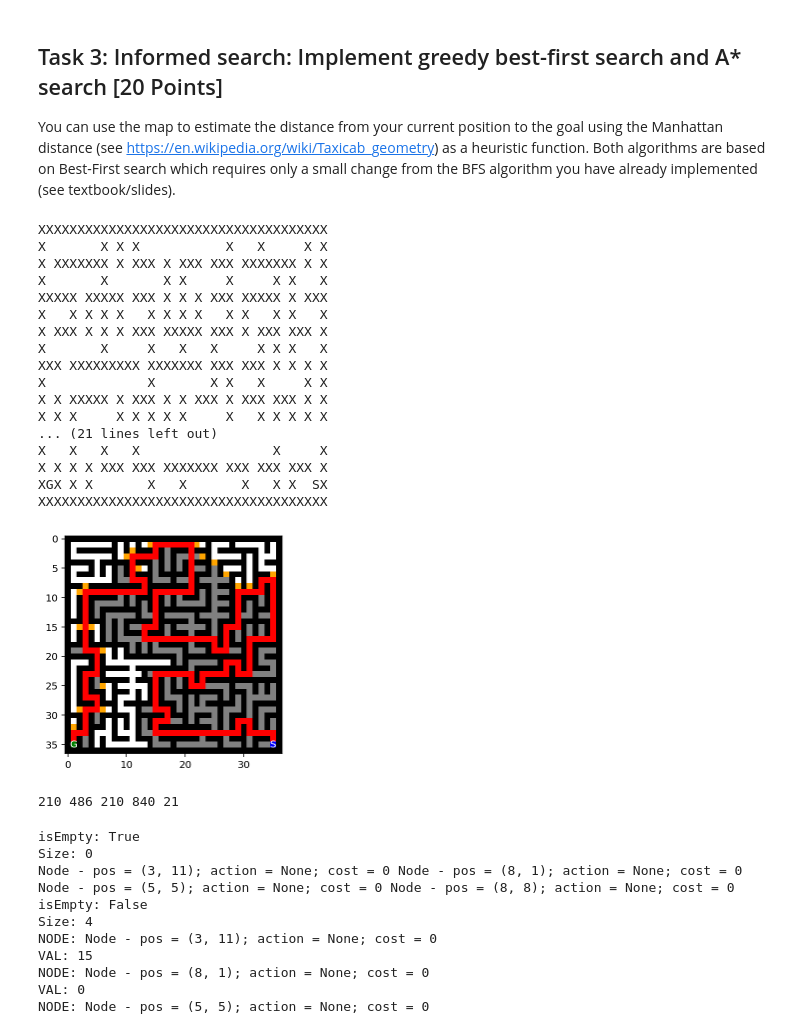
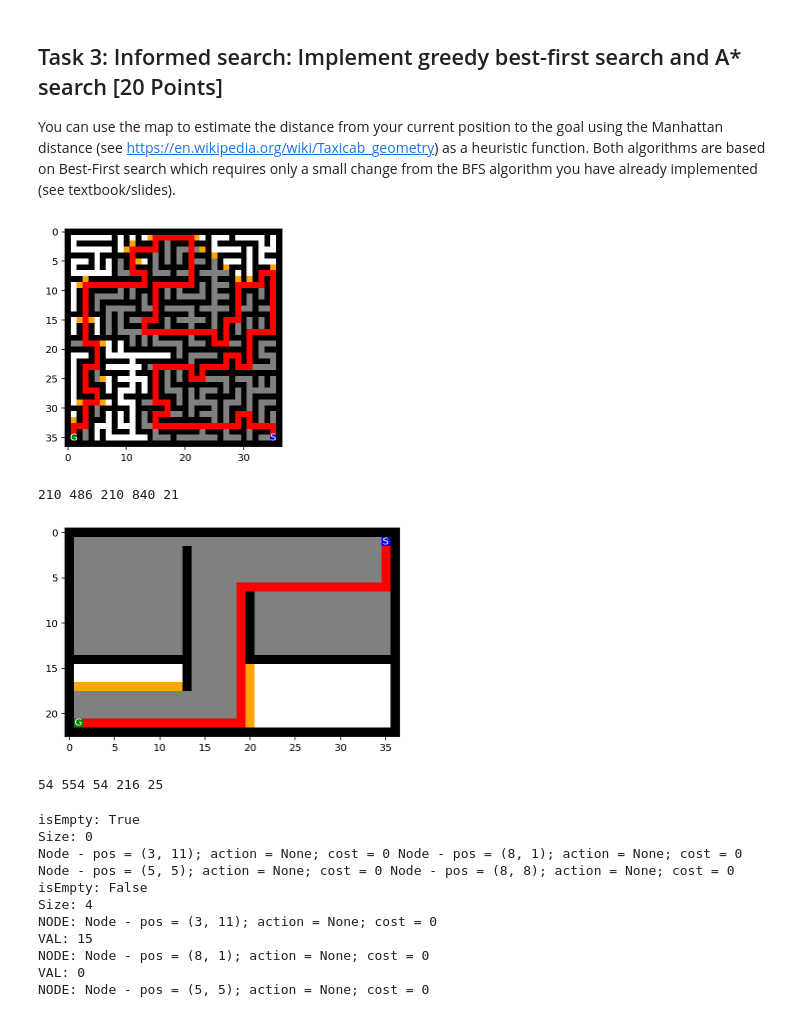
Before and after one commit to kirkwat/artificial-intelligence, a Jupyter notebook: assignment_3/Assignment_3.ipynb, the cells around one changed output. Cells and saved outputs as stored; diff of their text form; code cells hidden in the pictures.

```diff
--- a/assignment_3/Assignment_3.ipynb
+++ b/assignment_3/Assignment_3.ipynb
@@ -448,12 +448,12 @@ def a_star(maze, queue):
     goal_pos=mh.find_pos(maze, what = "G")
     #find node with smallest value from goal
     min_node = queue[0]
-    min_distance = abs(goal_pos[0]-min_node.pos[0])+abs(goal_pos[1]-min_node.pos[1])
+    min_distance = min_node.cost+abs(goal_pos[0]-min_node.pos[0])+abs(goal_pos[1]-min_node.pos[1])
     min_index=0
     #check nodes in queue
     index=0
     for node in queue:
-        heuristic_val=abs(goal_pos[0]-node.pos[0])+abs(goal_pos[1]-node.pos[1])
+        heuristic_val=node.cost+abs(goal_pos[0]-node.pos[0])+abs(goal_pos[1]-node.pos[1])
         if heuristic_val < min_distance:
             min_node=node
             min_distance=heuristic_val
@@ -465,34 +465,27 @@ def a_star(maze, queue):
 # %%
 with open("large_maze.txt", "r") as f:
     maze_str = f.read()
-print(maze_str)
 maze = mh.parse_maze(maze_str)
+
+gbfs_maze=copy.deepcopy(maze)
+current, expanded_counter, max_depth, fart, max_frontier_size=best_first_search(maze=gbfs_maze,strategy=greedy_bfs, vis=True)
+mh.show_maze(gbfs_maze)
+print(current, expanded_counter, max_depth, fart, max_frontier_size)
 # %% [output]
+[figure, added]
-XXXXXXXXXXXXXXXXXXXXXXXXXXXXXXXXXXXXX
-X       X X X           X   X     X X
-X XXXXXXX X XXX X XXX XXX XXXXXXX X X
-X       X       X X     X     X X   X
-XXXXX XXXXX XXX X X X XXX XXXXX X XXX
-X   X X X X   X X X X   X X   X X   X
-X XXX X X X XXX XXXXX XXX X XXX XXX X
-X       X     X   X   X     X X X   X
-XXX XXXXXXXXX XXXXXXX XXX XXX X X X X
-X             X       X X   X     X X
-X X XXXXX X XXX X X XXX X XXX XXX X X
-X X X     X X X X X     X   X X X X X
-... (21 lines left out)
-X   X   X   X                 X     X
-X X X X XXX XXX XXXXXXX XXX XXX XXX X
-XGX X X       X   X       X   X X  SX
-XXXXXXXXXXXXXXXXXXXXXXXXXXXXXXXXXXXXX
+210 486 210 840 21
 # %%
+with open("open_maze.txt", "r") as f:
+    maze_str = f.read()
+maze = mh.parse_maze(maze_str)
+
 gbfs_maze=copy.deepcopy(maze)
-current, expanded_counter, max_depth, fart, max_frontier_size=best_first_search(maze=gbfs_maze,strategy=greedy_bfs, vis=True)
+current, expanded_counter, max_depth, fart, max_frontier_size=best_first_search(maze=gbfs_maze,strategy=a_star, vis=True)
 mh.show_maze(gbfs_maze)
 print(current, expanded_counter, max_depth, fart, max_frontier_size)
 # %% [output]
-[figure, old version]
+[figure, new version]
-210 486 210 840 21
+54 554 54 216 25
 # %%
 #heuristic function used for greedy bfs
 def greedy_bfs(maze, queue):
```
Also changed, not shown: parts of 2 cells of this notebook.
